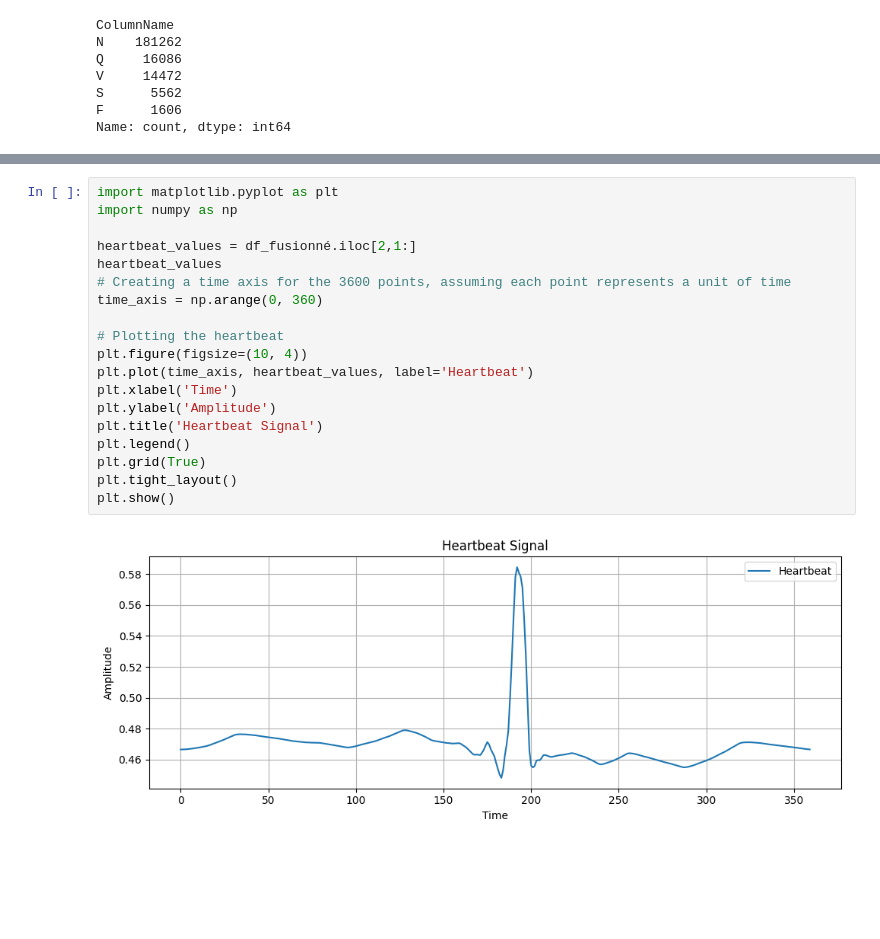
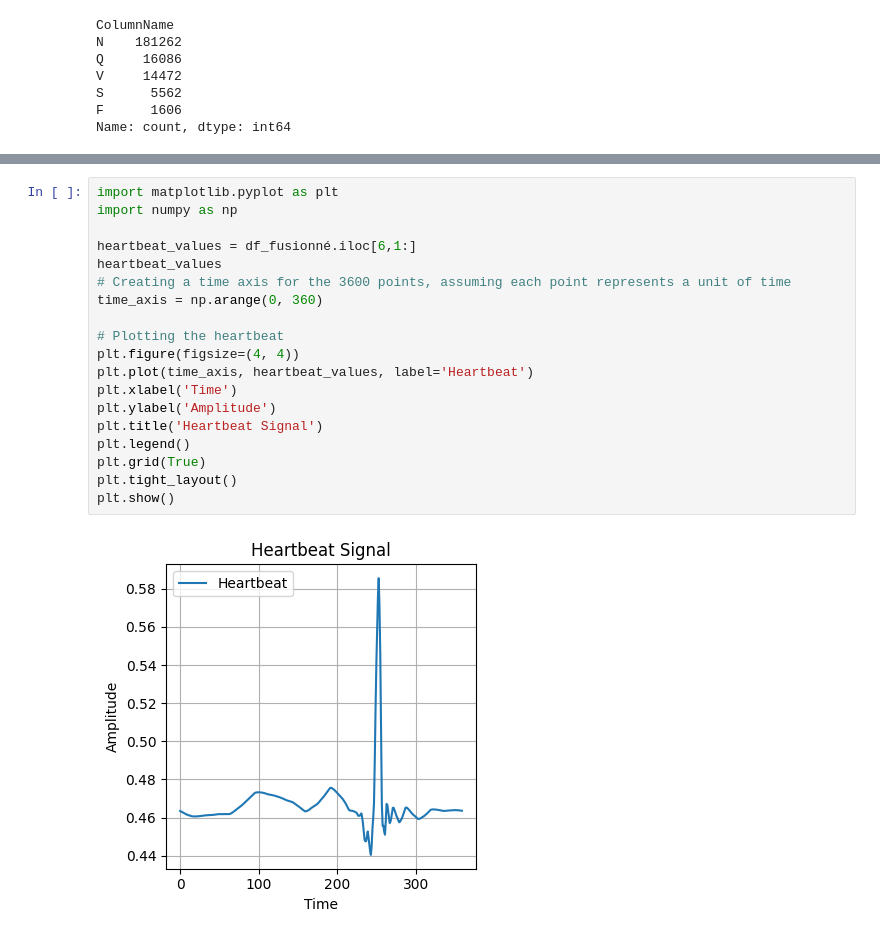
Before and after one commit to arthurdesma/Arrhythmia_Detection_and_Classification, a Jupyter notebook: data_treatement_test.ipynb, the cells around one changed output, grey strips where cells are left out. Drawn from its saved outputs; the diff is of its cells as text; blank space fills up the shorter version.

```diff
--- a/data_treatement_test.ipynb
+++ b/data_treatement_test.ipynb
@@ -289,21 +329,21 @@ plt.show()
 # %%
 import matplotlib.pyplot as plt
 import numpy as np
 
-heartbeat_values = df_fusionné.iloc[2,1:]
+heartbeat_values = df_fusionné.iloc[6,1:]
 heartbeat_values
 # Creating a time axis for the 3600 points, assuming each point represents a unit of time
 time_axis = np.arange(0, 360)
 
 # Plotting the heartbeat
-plt.figure(figsize=(10, 4))
+plt.figure(figsize=(4, 4))
 plt.plot(time_axis, heartbeat_values, label='Heartbeat')
 plt.xlabel('Time')
 plt.ylabel('Amplitude')
 plt.title('Heartbeat Signal')
 plt.legend()
 plt.grid(True)
 plt.tight_layout()
 plt.show()
 # %% [output]
-[figure, old version]
+[figure, new version]
```
Also changed, not shown: parts of 7 cells of this notebook.
